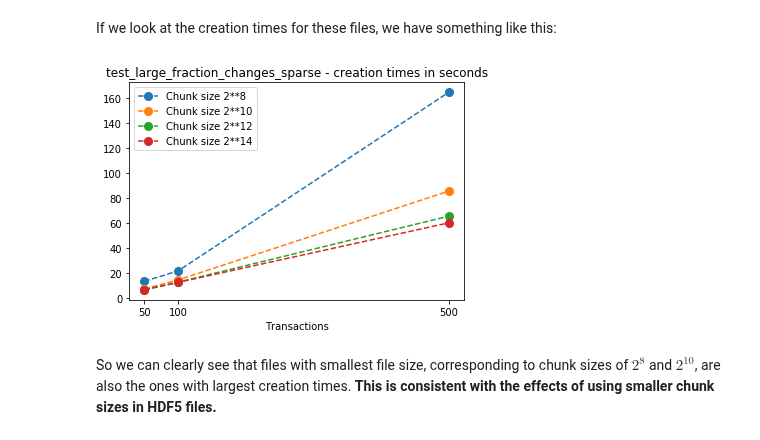
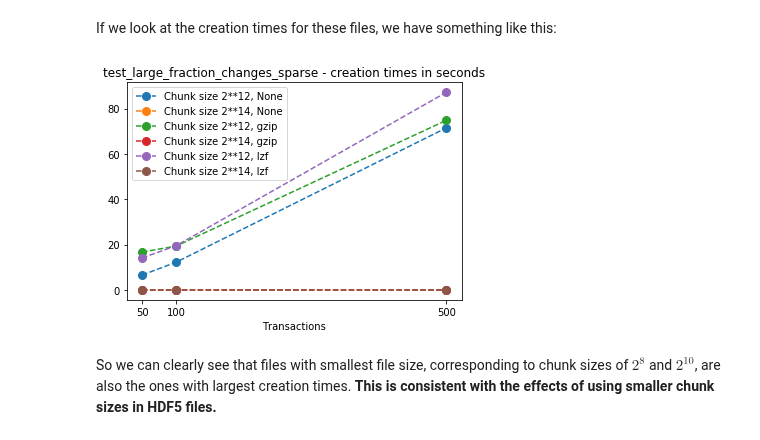
Before and after one commit to deshaw/versioned-hdf5, a Jupyter notebook: analysis/Test_File_sizes-Chunking.ipynb, the cells around one changed output. Drawn from its saved outputs; the diff is of its cells as text; code cells hidden in the pictures.

Commit message:
Updated notebook with compression options.

```diff
--- a/analysis/Test_File_sizes-Chunking.ipynb
+++ b/analysis/Test_File_sizes-Chunking.ipynb
@@ -67,3 +69,5 @@ exponents = [8, 10, 12, 14]
+# %%
+compression = [None, "gzip", "lzf"]
 # %%
 # Create files and set up dictionary with test info.
 tests_complete = []
@@ -152,12 +173,15 @@ sizelabels_1 = np.array([test['size_label'] for test in test_large_fraction_chan
 fig_large_fraction_changes = plt.figure(figsize=(14,10))
 plt.plot(num_transactions_1, t_sizes_1, 'o--', ms=5, color='magenta', label="Theoretical file size")
 
-for i in range(len(exponents)):
-    plt.plot(num_transactions_1, filesizes_1[i*n:(i+1)*n], '*--', ms=12, label=f"Chunk size 2**{exponents[i]}")
+nexp = len(exponents)
+for i in range(len(compression)):
+    for j in range(nexp):
+        plt.plot(num_transactions_1, filesizes_1[j*n+i*nexp*n:(j+1)*n+i*nexp*n], '*--', ms=12, label=f"Chunk size 2**{exponents[j]}, {compression[i]}")
 
 plt.xlabel("Transactions")
 plt.title("test_large_fraction_changes_sparse")
 plt.legend()
-plt.yticks(filesizes_1[-n:], sizelabels_1[-n:])
+labels = [0, 2, 3, 4, 5, 8, 17]
+plt.yticks(filesizes_1[labels], sizelabels_1[labels])
 plt.show()
 # %% [output]
@@ -168,12 +193,14 @@ Changing the view to a logarithmic scale, we have the following:
 fig_large_fraction_changes_log = plt.figure(figsize=(14,10))
 plt.loglog(num_transactions_1, t_sizes_1, 'o--', ms=5, color='magenta', label="Theoretical file size")
 
-for i in range(len(exponents)):
-    plt.loglog(num_transactions_1, filesizes_1[i*n:(i+1)*n], '*--', ms=12, label=f"Chunk size 2**{exponents[i]}")
+for i in range(len(compression)):
+    for j in range(nexp):
+        plt.loglog(num_transactions_1, filesizes_1[j*n+i*nexp*n:(j+1)*n+i*nexp*n], '*--', ms=12, label=f"Chunk size 2**{exponents[j]}, {compression[i]}")
 
 plt.xlabel("Transactions")
 plt.title("test_large_fraction_changes_sparse")
 plt.legend()
-plt.yticks(filesizes_1[-n:], sizelabels_1[-n:])
+labels = [0, 2, 3, 4, 5, 8, 17]
+plt.yticks(filesizes_1[labels], sizelabels_1[labels])
 plt.show()
 # %% [output]
@@ -185,16 +212,17 @@ If we look at the creation times for these files, we have something like this:
 # %%
 t_write_1 = np.array([test['t_write'] for test in test_large_fraction_changes_sparse])
 
 fig_large_fraction_changes_times = plt.figure()
-for i in range(len(exponents)):
-    plt.plot(num_transactions_1, t_write_1[i*n:(i+1)*n], 'o--', ms=8, label=f"Chunk size 2**{exponents[i]}")
+for i in range(len(compression)):
+    for j in range(nexp):
+        plt.plot(num_transactions_1, t_write_1[j*n+i*nexp*n:(j+1)*n+i*nexp*n], 'o--', ms=8, label=f"Chunk size 2**{exponents[j]}, {compression[i]}")
 plt.xlabel("Transactions")
 plt.title("test_large_fraction_changes_sparse - creation times in seconds")
 plt.legend()
 plt.xticks(num_transactions_1)
 plt.show()
 # %% [output]
-[figure, old version]
+[figure, new version]
 # %% [markdown]
 So we can clearly see that files with smallest file size, corresponding to chunk sizes of $2^8$ and $2^{10}$, are also the ones with largest creation times. **This is consistent with the effects of using smaller chunk sizes in HDF5 files.**
 # %% [markdown]
```
Also changed, not shown: parts of 14 cells of this notebook.
